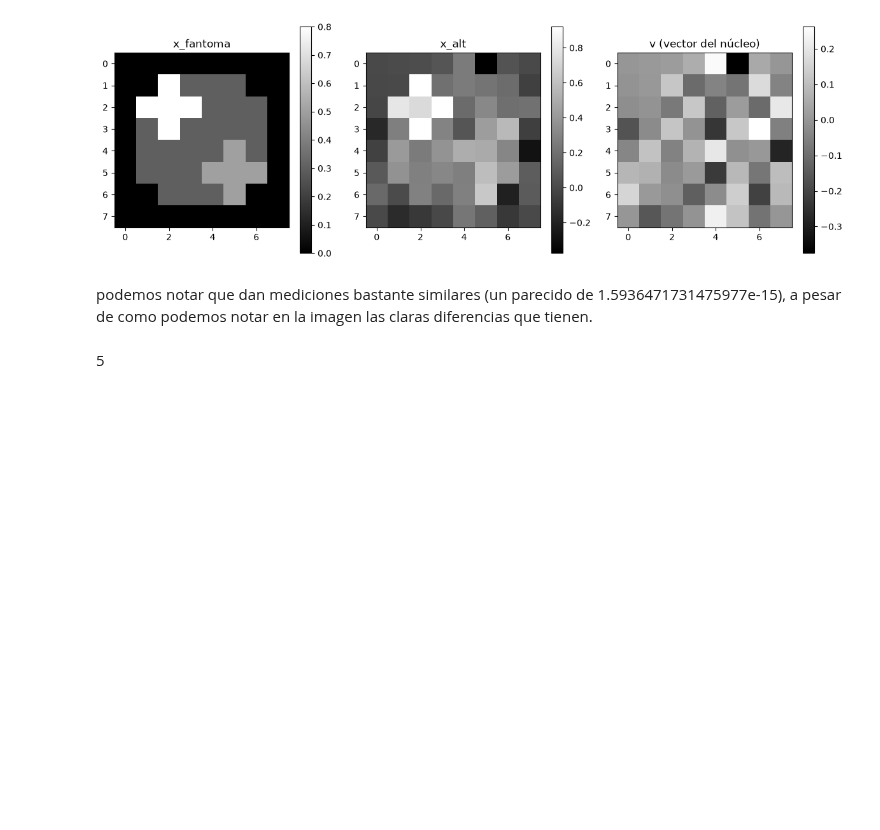
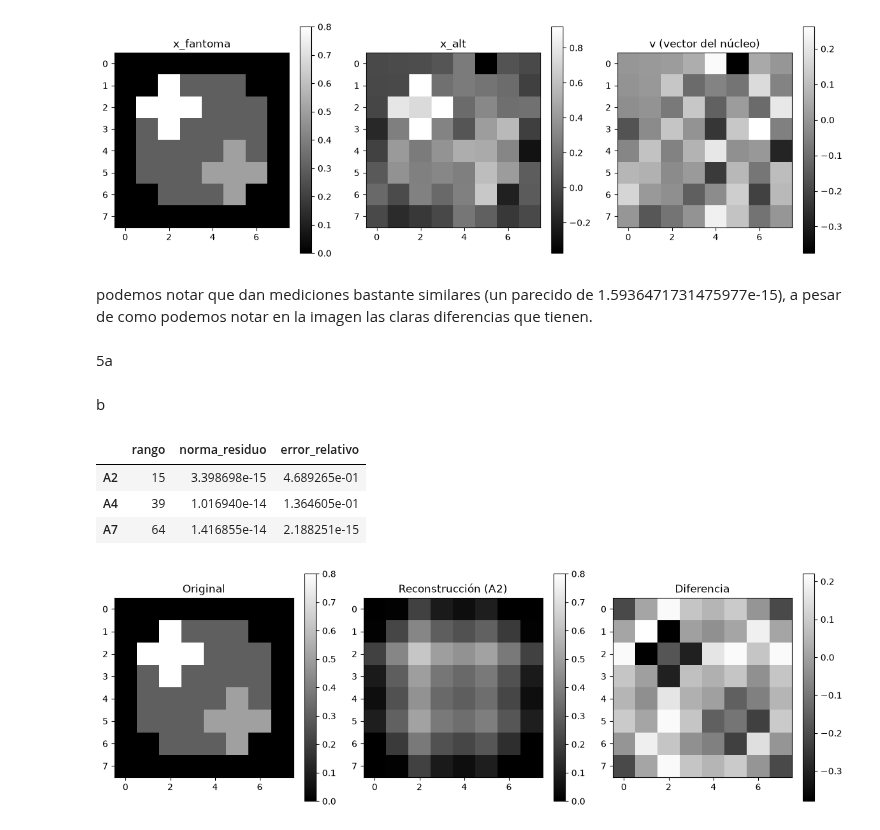
Before and after one commit to basmaxxx/metodos, a Jupyter notebook: TP1-Metodos.ipynb, the cells around one changed output. Drawn from its saved outputs; the diff is of its cells as text; code cells hidden in the pictures; blank space fills up the shorter version.

```diff
--- a/TP1-Metodos.ipynb
+++ b/TP1-Metodos.ipynb
@@ -360,4 +360,14 @@ plt.show()
 # %% [markdown]
 podemos notar que dan mediciones bastante similares (un parecido de 1.5936471731475977e-15), a pesar de como podemos notar en la imagen las claras diferencias que tienen.
 # %% [markdown]
-5
+5a
+# %%
+b2 = A2 @ x_fantoma
+b4 = A4 @ x_fantoma
+b7 = A7 @ x_fantoma
+
+x_2, _, _, _ = np.linalg.lstsq(A2, b2, rcond=None)
+x_4, _, _, _ = np.linalg.lstsq(A4, b4, rcond=None)
+x_7, _, _, _ = np.linalg.lstsq(A7, b7, rcond=None)
+# %% [markdown]
+b
@@ -363,0 +382,39 @@ podemos notar que dan mediciones bastante similares (un parecido de 1.5936471731
+# %%
+error_relativo2 = np.linalg.norm( x_2 - x_fantoma) / np.linalg.norm(x_fantoma)
+error_relativo4 = np.linalg.norm( x_4 - x_fantoma) / np.linalg.norm(x_fantoma)
+error_relativo7 = np.linalg.norm( x_7 - x_fantoma) / np.linalg.norm(x_fantoma)
+
+
+tabla = pd.DataFrame({
+    'rango': [np.linalg.matrix_rank(A2), np.linalg.matrix_rank(A4), np.linalg.matrix_rank(A7)],
+    'norma_residuo': [norma2, norma4, norma7],
+    'error_relativo': [error_relativo2, error_relativo4, error_relativo7]
+}, index=['A2', 'A4', 'A7'])
+tabla
+# %% [output]
+|  | rango | norma_residuo | error_relativo |
+| A2 | 15 | 3.398698e-15 | 4.689265e-01 |
+| A4 | 39 | 1.016940e-14 | 1.364605e-01 |
+| A7 | 64 | 1.416855e-14 | 2.188251e-15 |
+# %%
+fig, axs = plt.subplots(1, 3, figsize=(12, 4))
+
+vmin, vmax = 0, 0.8  # rango de x_fantoma
+
+im0 = axs[0].imshow(x_fantoma.reshape(8, 8), cmap='gray', vmin=vmin, vmax=vmax)
+axs[0].set_title('Original')
+plt.colorbar(im0, ax=axs[0])
+
+im1 = axs[1].imshow(x_2.reshape(8, 8), cmap='gray', vmin=vmin, vmax=vmax)
+axs[1].set_title('Reconstrucción (A2)')
+plt.colorbar(im1, ax=axs[1])
+
+diferencia = (x_2 - x_fantoma).reshape(8, 8)
+im2 = axs[2].imshow(diferencia, cmap='gray')
+axs[2].set_title('Diferencia')
+plt.colorbar(im2, ax=axs[2])
+
+plt.tight_layout()
+plt.show()
+# %% [output]
+[figure, added]
```
Also changed, not shown: parts of 2 cells of this notebook.
